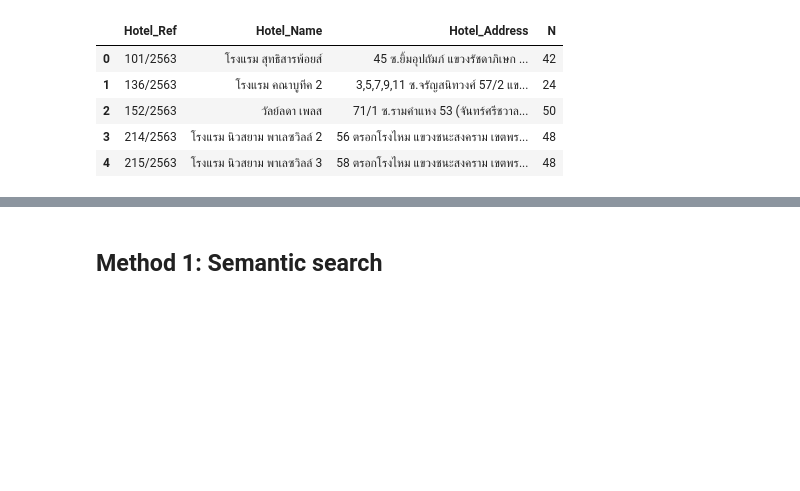
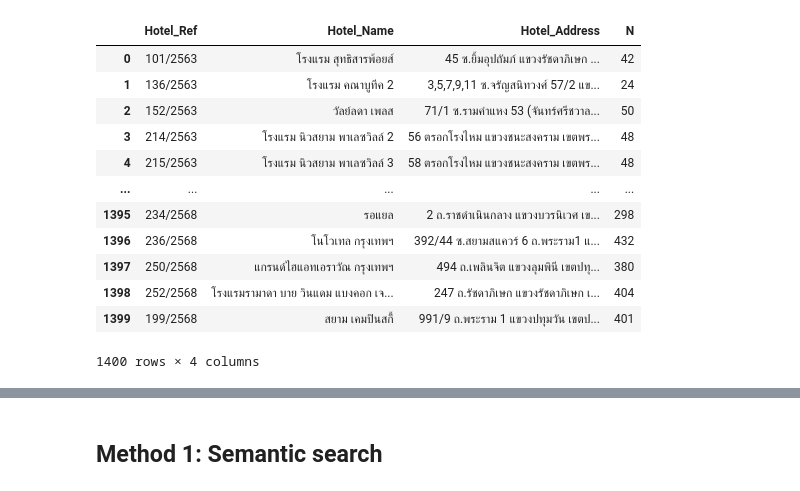
Before and after one commit to Thanrada2024/illegal_accommodation, a Jupyter notebook: DS_task.ipynb, the cells around one changed output, grey strips where cells are left out. Drawn from its saved outputs; the diff is of its cells as text; code cells hidden in the pictures; blank space fills up the shorter version.

```diff
--- a/DS_task.ipynb
+++ b/DS_task.ipynb
@@ -9,15 +9,22 @@ import subprocess
 # %%
 hotel = pd.read_csv('https://raw.githubusercontent.com/Thanrada2024/illegal_accommodation/refs/heads/main/bora/hotel_bangkok.csv').iloc[:,[0,1,3,4]]
 hotel.columns = ['Hotel_Ref','Hotel_Name','Hotel_Address','N']
 hotel["Hotel_Address"]= hotel["Hotel_Address"].replace("บ้านเลขที่ ","", regex=True)
-hotel.head()
+hotel
 # %% [output]
 |  | Hotel_Ref | Hotel_Name | Hotel_Address | N |
 | 0 | 101/2563 | โรงแรม สุทธิสารพ้อยส์ | 45 ซ.ยิ้มอุปถัมภ์ แขวงรัชดาภิเษก ... | 42 |
 | 1 | 136/2563 | โรงแรม คณาบูทีค 2 | 3,5,7,9,11 ซ.จรัญสนิทวงศ์ 57/2 แข... | 24 |
 | 2 | 152/2563 | วัลย์ลดา เพลส | 71/1 ซ.รามคำแหง 53 (จันทร์ศรีชวาล... | 50 |
 | 3 | 214/2563 | โรงแรม นิวสยาม พาเลซวิลล์ 2 | 56 ตรอกโรงไหม แขวงชนะสงคราม เขตพร... | 48 |
 | 4 | 215/2563 | โรงแรม นิวสยาม พาเลซวิลล์ 3 | 58 ตรอกโรงไหม แขวงชนะสงคราม เขตพร... | 48 |
+| ... | ... | ... | ... | ... |
+| 1395 | 234/2568 | รอแยล | 2 ถ.ราชดำเนินกลาง แขวงบวรนิเวศ เข... | 298 |
+| 1396 | 236/2568 | โนโวเทล กรุงเทพฯ | 392/44 ซ.สยามสแควร์ 6 ถ.พระราม1 แ... | 432 |
+| 1397 | 250/2568 | แกรนด์ไฮแอทเอราวัณ กรุงเทพฯ | 494 ถ.เพลินจิต แขวงลุมพินี เขตปทุ... | 380 |
+| 1398 | 252/2568 | โรงแรมรามาดา บาย วินแดม แบงคอก เจ... | 247 ถ.รัชดาภิเษก แขวงรัชดาภิเษก เ... | 404 |
+| 1399 | 199/2568 | สยาม เคมปินสกี้ | 991/9 ถ.พระราม 1 แขวงปทุมวัน เขตป... | 401 |
+1400 rows × 4 columns
 # %%
 trip_com = pd.read_csv('https://raw.githubusercontent.com/Thanrada2024/illegal_accommodation/refs/heads/main/OTA/trip_com_bkk.csv')[['name','name href','address']].dropna()
 trip_com['OTA'] = 'trip_com'
```
Also changed, not shown: parts of 10 cells of this notebook.
